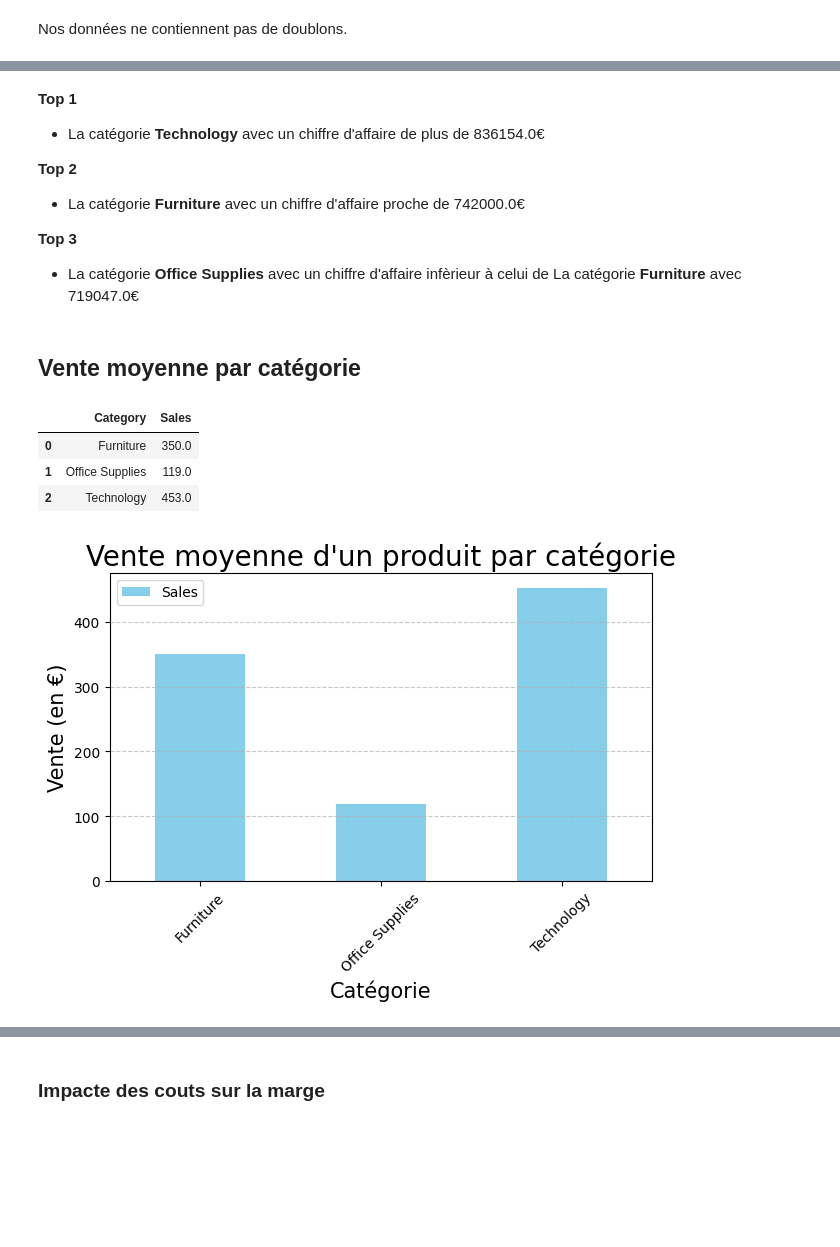
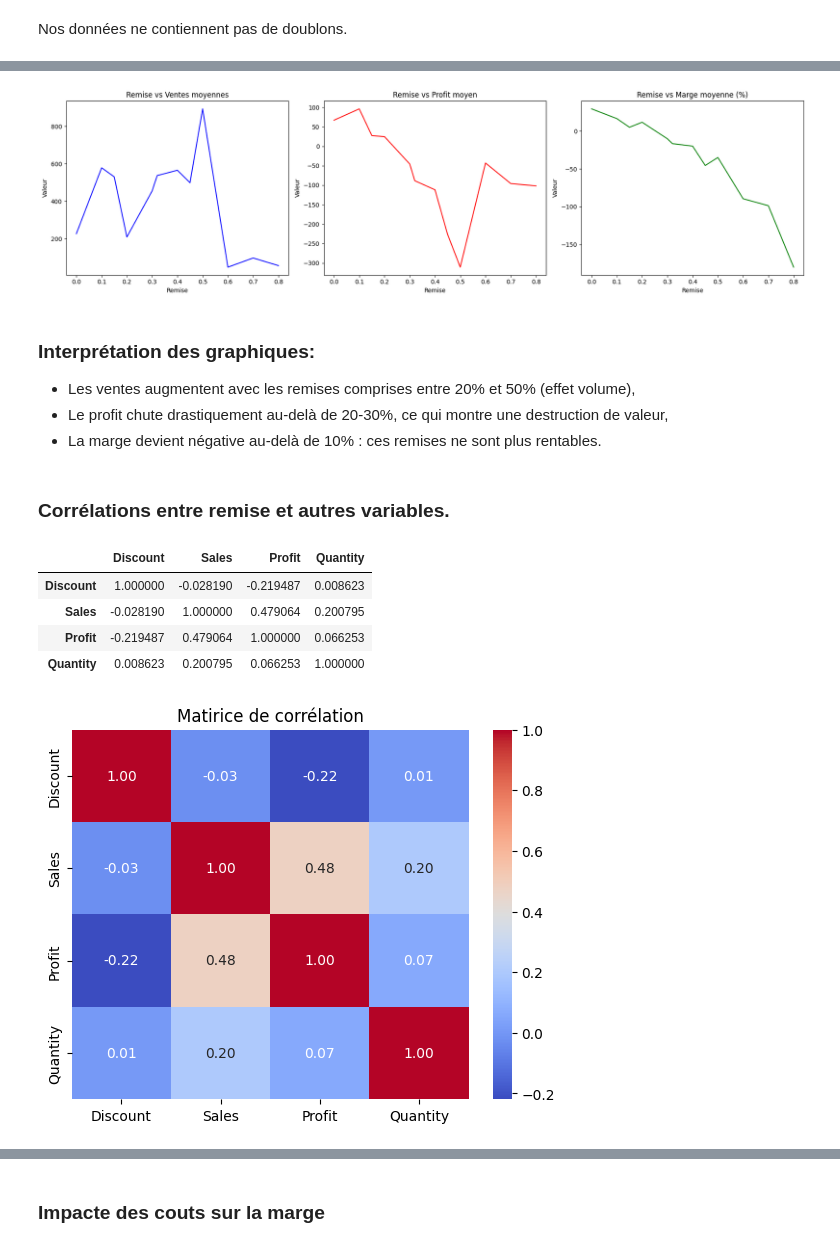
Before and after one commit to Junioh01/Portfolio-data-Analyste, a Jupyter notebook: Analyse_facteurs_influencant_performance_commerciales/Analyse_facteurs_influencant_performance_commerciales.ipynb, the cells around one changed output, grey strips where cells are left out. Cells and saved outputs as stored; diff of their text form; code cells hidden in the pictures; blank space fills up the shorter version.

```diff
--- a/Analyse_facteurs_influencant_performance_commerciales/Analyse_facteurs_influencant_performance_commerciales.ipynb
+++ b/Analyse_facteurs_influencant_performance_commerciales/Analyse_facteurs_influencant_performance_commerciales.ipynb
@@ -136,5 +134,7 @@ memory usage: 78.2+ KB
 df["Order Date"]=pd.to_datetime (df['Order Date'])
 df["Ship Date"]=pd.to_datetime (df['Ship Date'])
 # %%
-df.sort_values(by=['Order Date','Ship Date'], ascending=False)
+#  Vérification du types des données(Pour s'assurer de la réussite du formatage des dates)
+df=df.sort_values(by=['Order Date','Ship Date'], ascending=False)
+df.dtypes
 # %% [output]
@@ -154,5 +157,0 @@ df.sort_values(by=['Order Date','Ship Date'], ascending=False)
-# %%
-# Calcul de la marge nette
-df["Marge Nette"]=(df["Profit"]/df["Sales"])*100
- #Calcul des coûts
-df['Cost'] = df['Sales'] - df['Profit']
@@ -174,0 +158,9 @@ df
+# %%
+# Création de la colonne taux de marge  en %
+df['Marge(%)']=(df['Profit']/df['Sales'])*100
+# Création de la colonne durrée de livraison en jours
+df['Delivery_Days'] = (df['Ship Date'] - df['Order Date']).dt.days
+# Création de la variable Mois de la commande
+df['Month'] = df['Order Date'].dt.month
+df['Years'] = df['Order Date'].dt.year
+df['Year_Month'] = df['Order Date'].dt.to_period('M').astype(str)  # format AAAA-MM
@@ -371,33 +774,43 @@ plt.show()
+# %%
+# Graphique comparatif
+fig, axes = plt.subplots(1, 3, figsize=(18, 5))
+
+sns.lineplot(data=discount_impact, x='Discount', y='Sales', ax=axes[0], color='blue')
+axes[0].set_title("Remise vs Ventes moyennes")
+
+sns.lineplot(data=discount_impact, x='Discount', y='Profit', ax=axes[1], color='red')
+axes[1].set_title("Remise vs Profit moyen")
+
+sns.lineplot(data=discount_impact, x='Discount', y='Marge (%)', ax=axes[2], color='green')
+axes[2].set_title("Remise vs Marge moyenne (%)")
+
+for ax in axes:
+    ax.set_xlabel("Remise")
+    ax.set_ylabel("Valeur")
+plt.tight_layout()
+plt.show()
+# %% [output]
+[figure, added]
 # %% [markdown]
-**Top 1**
-- La catégorie **Technology**  avec un chiffre d'affaire de plus de 836154.0€
-
-**Top 2**
-- La catégorie **Furniture** avec un chiffre d'affaire proche de 742000.0€
-
-**Top 3**
-- La catégorie **Office Supplies** avec un chiffre d'affaire infèrieur à celui de La catégorie **Furniture** avec 719047.0€
+### Interprétation des graphiques:
+- Les ventes augmentent avec les remises comprises entre 20% et 50% (effet volume),
+- Le profit chute drastiquement au-delà de 20-30%, ce qui montre une destruction de valeur,
+- La marge devient négative au-delà de 10% : ces remises ne sont plus rentables.
 # %% [markdown]
-## Vente moyenne par catégorie
+###  Corrélations entre remise et autres variables.
 # %%
-# Calcul du chiffre d'affaire moyen par catégorie
-Moy_Chiff_aff_categ = df.groupby(by=['Category'])
-Moy_Chiff_aff_categ = Moy_Chiff_aff_categ[['Sales']].mean().reset_index()
-round(Moy_Chiff_aff_categ)
+# Matrice de corrélation
+df[['Discount', 'Sales', 'Profit', 'Quantity']].corr()
 # %% [output]
-|  | Category | Sales |
-| 0 | Furniture | 350.0 |
-| 1 | Office Supplies | 119.0 |
-| 2 | Technology | 453.0 |
+|  | Discount | Sales | Profit | Quantity |
+| Discount | 1.000000 | -0.028190 | -0.219487 | 0.008623 |
+| Sales | -0.028190 | 1.000000 | 0.479064 | 0.200795 |
+| Profit | -0.219487 | 0.479064 | 1.000000 | 0.066253 |
+| Quantity | 0.008623 | 0.200795 | 0.066253 | 1.000000 |
 # %%
-# Visualisation des ventes moyennes par Catégorie
-round(Moy_Chiff_aff_categ).plot.bar(x='Category', y='Sales', figsize=(7, 4), color='skyblue')
-plt.title("Vente moyenne d'un produit par catégorie", size=20)
-plt.ylabel("Vente (en €)", size=15)
-plt.xlabel("Catégorie", size=15)
-plt.xticks(rotation=45)  # Rotation des étiquettes de l'axe X pour une meilleure lisibilité
-plt.grid(axis='y', linestyle='--', alpha=0.7)  # Ajout d'une grille pour mieux lire les valeurs
+sns.heatmap(df[['Discount', 'Sales', 'Profit', 'Quantity']].corr(), annot=True, cmap='coolwarm', fmt='.2f')
+plt.title('Matirice de corrélation')
 plt.show()
 # %% [output]
-[figure, old version]
+[figure, new version]
 # %% [markdown]
```
Also changed, not shown: parts of 121 cells of this notebook, 7 other files.
